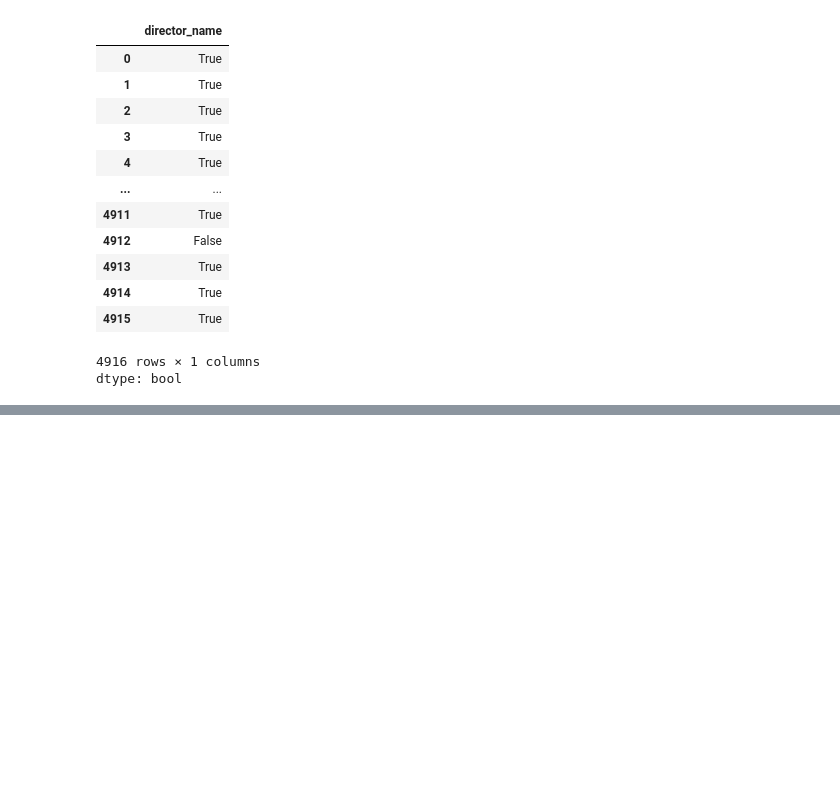
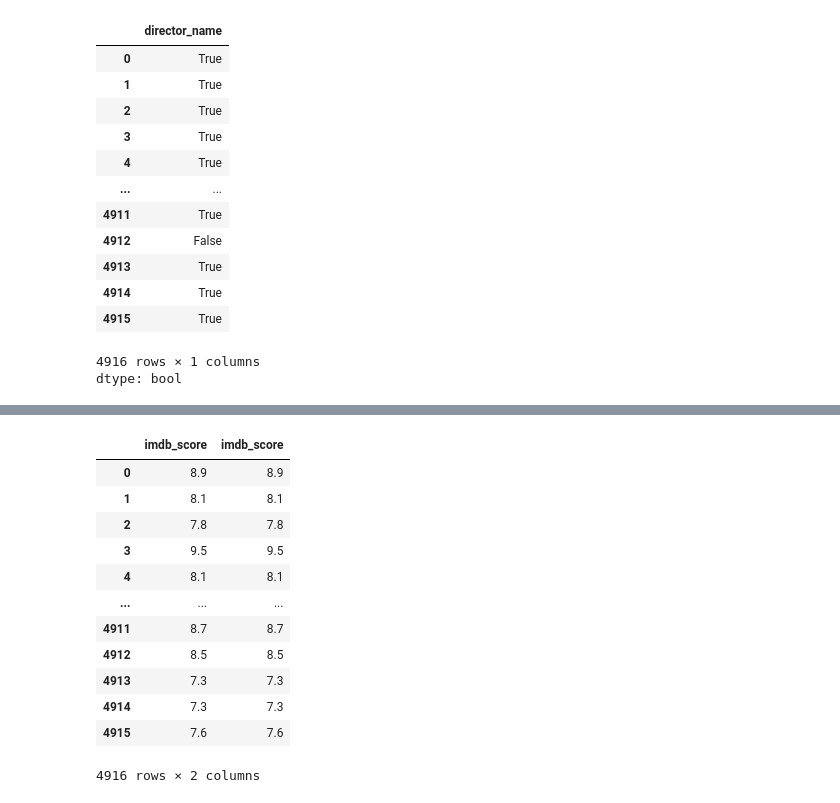
Before and after one commit to allyreum/R_study, a Jupyter notebook: Pandas_Cookbook_2e.ipynb, the cells around one changed output, grey strips where cells are left out. Saved outputs shown, nothing was run; the diff lists cells and outputs as text; code cells hidden in the pictures; blank space fills up the shorter version.

```diff
--- a/Pandas_Cookbook_2e.ipynb
+++ b/Pandas_Cookbook_2e.ipynb
@@ -415,0 +418,7 @@ dtype: bool
+# %%
+url = "https://raw.githubusercontent.com/PacktPublishing/Pandas-Cookbook/master/data/movie.csv"
+movies = pd.read_csv(url)
+
+# 1. imdb_score 열을 Series로 선택한다
+imdb_score = movies["imdb_score"]
+imdb_score.head()
@@ -415,0 +433,20 @@ dtype: bool
+# %%
+# 2. 더하기 연산자 사용
+(imdb_score + 1).head()
+
+## .add 메서드를 사용해서 재현 가능함 → imdb_score.add(1)
+pd.concat([imdb_score + 1, imdb_score.add(1)], axis=1)  # cbind (axis = 1 )
+# %% [output]
+|  | imdb_score | imdb_score |
+| 0 | 8.9 | 8.9 |
+| 1 | 8.1 | 8.1 |
+| 2 | 7.8 | 7.8 |
+| 3 | 9.5 | 9.5 |
+| 4 | 8.1 | 8.1 |
+| ... | ... | ... |
+| 4911 | 8.7 | 8.7 |
+| 4912 | 8.5 | 8.5 |
+| 4913 | 7.3 | 7.3 |
+| 4914 | 7.3 | 7.3 |
+| 4915 | 7.6 | 7.6 |
+4916 rows × 2 columns
```
Also changed, not shown: parts of 15 cells of this notebook.
